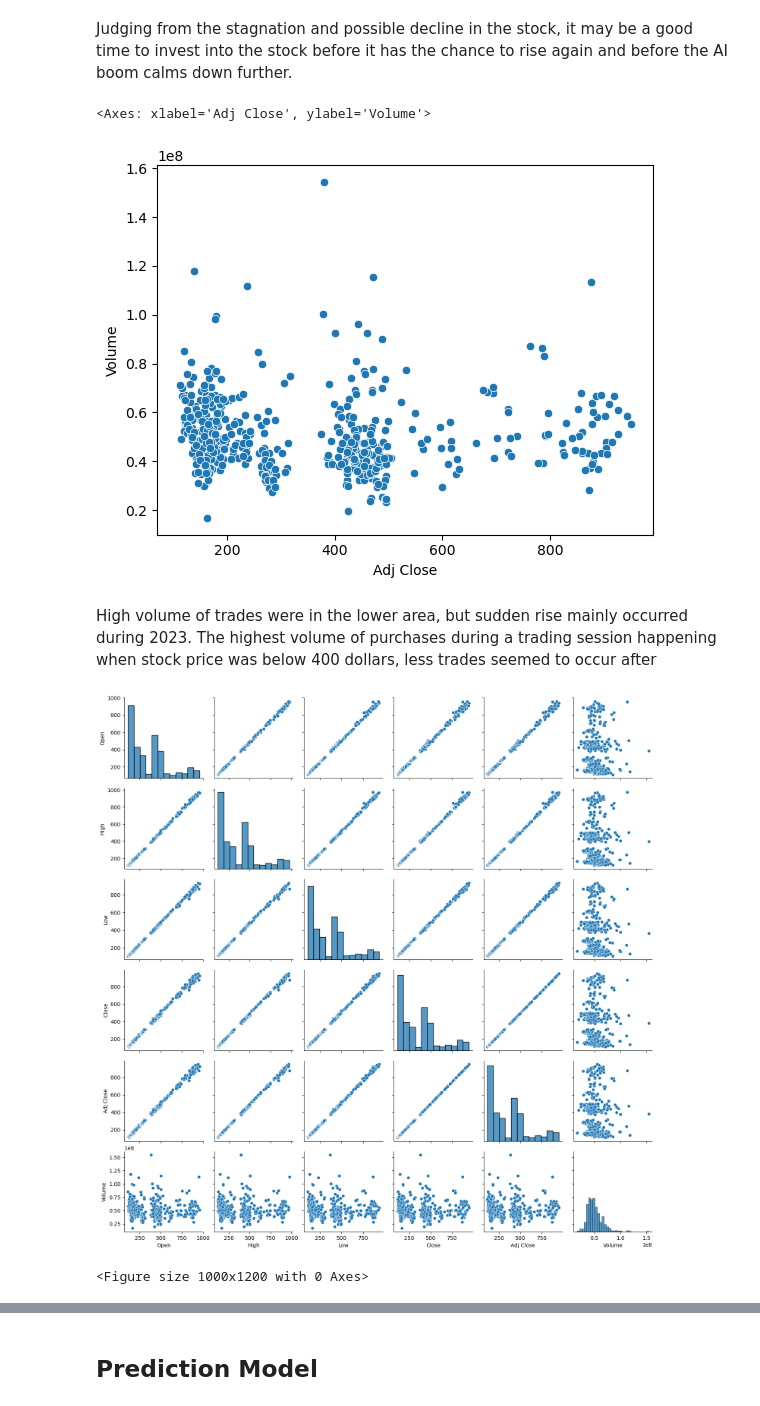
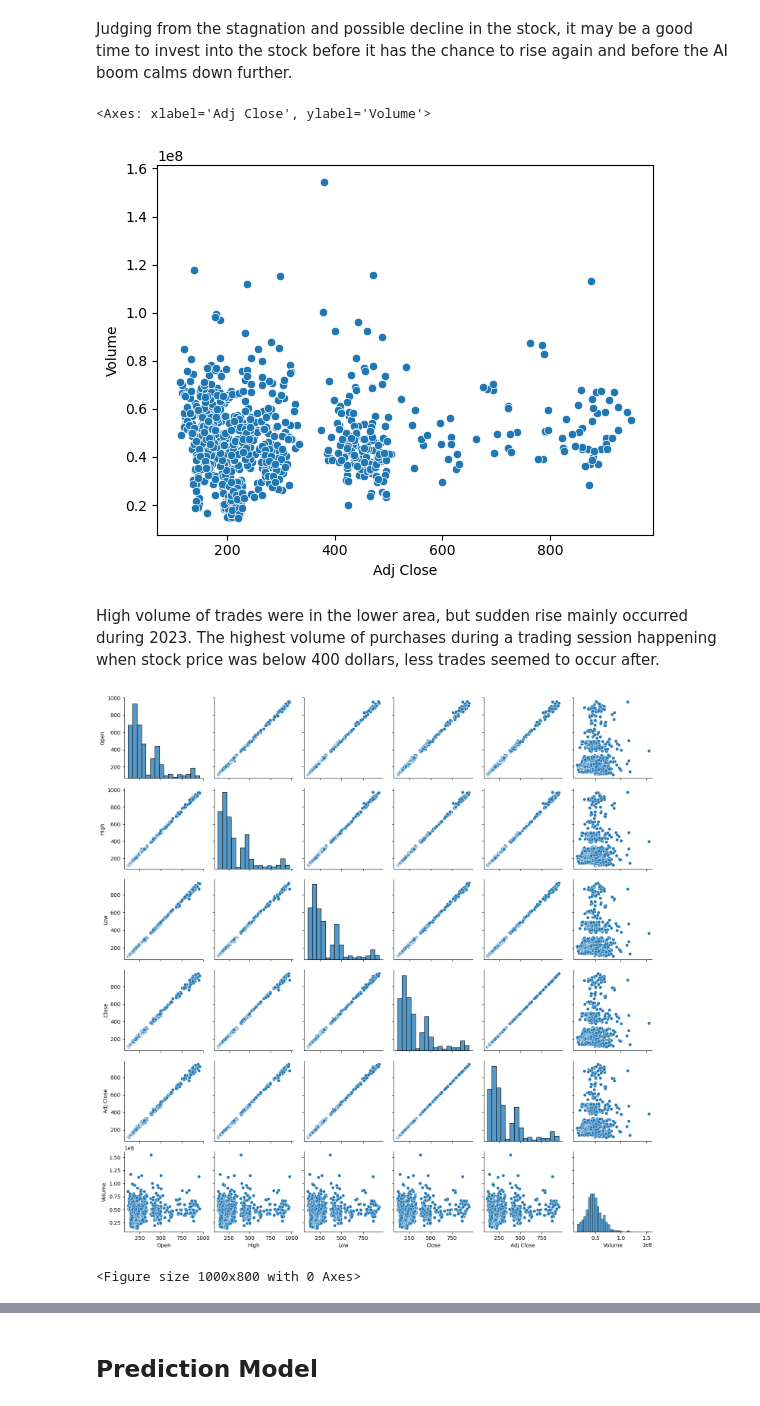
Before and after one commit to Kestrel86/Stock_Analysis, a Jupyter notebook: nvidia_analysis.ipynb, the cells around one changed output, grey strips where cells are left out. Cells and saved outputs as stored; diff of their text form; code cells hidden in the pictures.

```diff
--- a/nvidia_analysis.ipynb
+++ b/nvidia_analysis.ipynb
@@ -47,7 +54,7 @@ from datetime import datetime
 Stock = 'NVDA'
 
 end = datetime.now()
-start = datetime(end.year - 2, end.month, end.day)
+start = datetime(end.year - 3, end.month, end.day)
 # %%
 df_nvidia = globals()[Stock] = yf.download(Stock, start, end)
 # %% [output]
@@ -141,13 +148,13 @@ Judging from the stagnation and possible decline in the stock, it may be a good
 sns.scatterplot(df_nvidia, x='Adj Close', y='Volume')
 # %% [output]
 <Axes: xlabel='Adj Close', ylabel='Volume'>
-[figure, old version]
+[figure, new version]
 # %% [markdown]
-High volume of trades were in the lower area, but sudden rise mainly occurred during 2023. The highest volume of purchases during a trading session happening when stock price was below 400 dollars, less trades seemed to occur after
+High volume of trades were in the lower area, but sudden rise mainly occurred during 2023. The highest volume of purchases during a trading session happening when stock price was below 400 dollars, less trades seemed to occur after.
 # %%
 sns.pairplot(df_nvidia)
-plt.figure(figsize=(10,12))
+plt.figure(figsize=(10,8))
 plt.show()
 # %% [output]
-[figure, old version]
+[figure, new version]
-<Figure size 1000x1200 with 0 Axes>
+<Figure size 1000x800 with 0 Axes>
```
Also changed, not shown: parts of 15 cells of this notebook.
